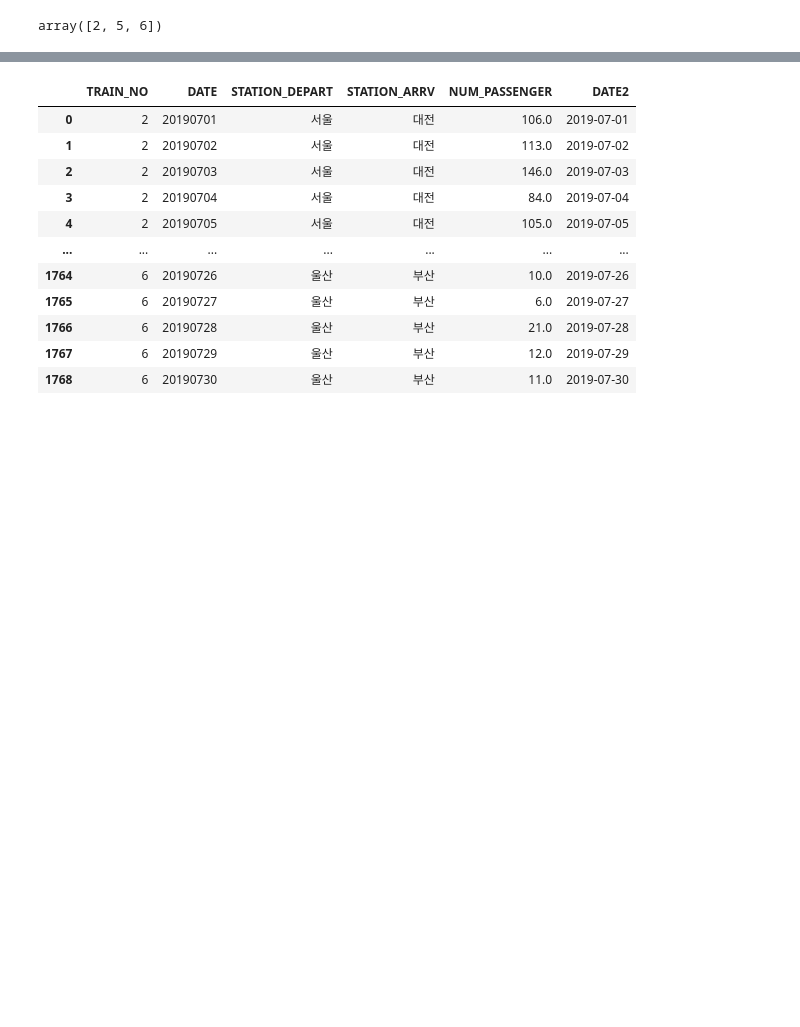
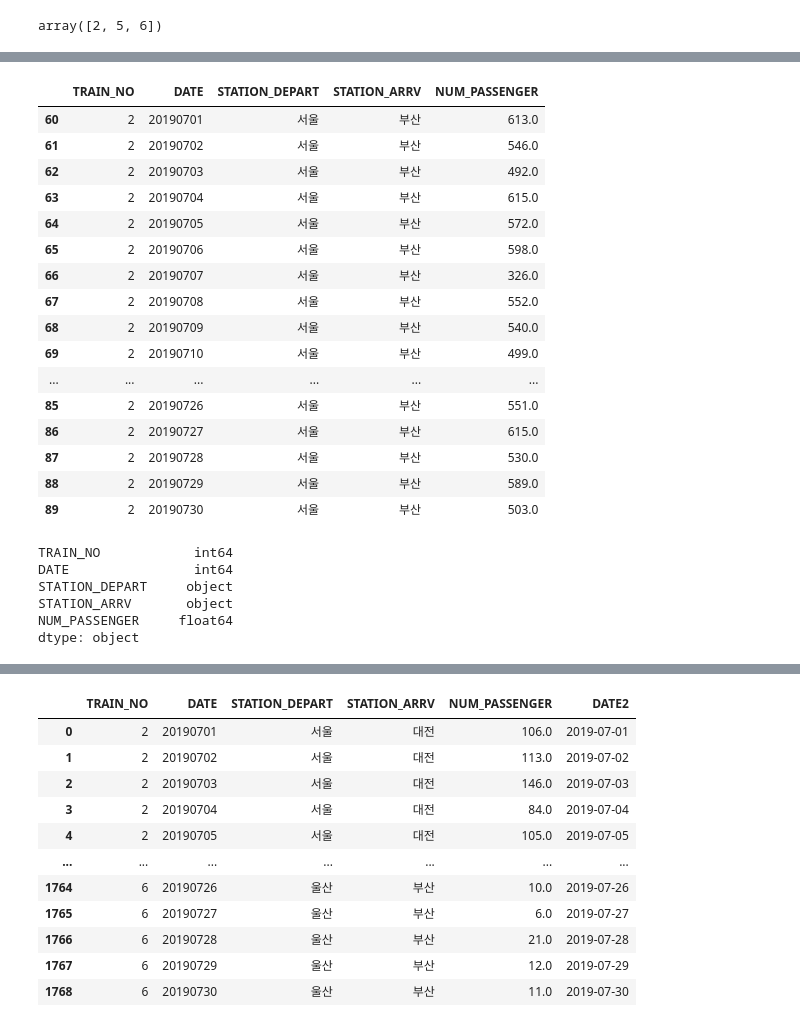
Before and after one commit to UOS-Bigdata/bigdatabook, a Jupyter notebook: chapters/02/data-processing-train-passenger.ipynb, the cells around one changed output, grey strips where cells are left out. Cells and saved outputs as stored; diff of their text form; code cells hidden in the pictures; blank space fills up the shorter version.

```diff
--- a/chapters/02/data-processing-train-passenger.ipynb
+++ b/chapters/02/data-processing-train-passenger.ipynb
@@ -68,0 +139,30 @@ array([2, 5, 6])
+# %%
+train_2 = train_raw_data[ select_condtion ]
+train_2
+# %% [output]
+|  | TRAIN_NO | DATE | STATION_DEPART | STATION_ARRV | NUM_PASSENGER |
+| 60 | 2 | 20190701 | 서울 | 부산 | 613.0 |
+| 61 | 2 | 20190702 | 서울 | 부산 | 546.0 |
+| 62 | 2 | 20190703 | 서울 | 부산 | 492.0 |
+| 63 | 2 | 20190704 | 서울 | 부산 | 615.0 |
+| 64 | 2 | 20190705 | 서울 | 부산 | 572.0 |
+| 65 | 2 | 20190706 | 서울 | 부산 | 598.0 |
+| 66 | 2 | 20190707 | 서울 | 부산 | 326.0 |
+| 67 | 2 | 20190708 | 서울 | 부산 | 552.0 |
+| 68 | 2 | 20190709 | 서울 | 부산 | 540.0 |
+| 69 | 2 | 20190710 | 서울 | 부산 | 499.0 |
+| ... | ... | ... | ... | ... | ... |
+| 85 | 2 | 20190726 | 서울 | 부산 | 551.0 |
+| 86 | 2 | 20190727 | 서울 | 부산 | 615.0 |
+| 87 | 2 | 20190728 | 서울 | 부산 | 530.0 |
+| 88 | 2 | 20190729 | 서울 | 부산 | 589.0 |
+| 89 | 2 | 20190730 | 서울 | 부산 | 503.0 |
+# %%
+train_2.dtypes
+# %% [output]
+TRAIN_NO            int64
+DATE                int64
+STATION_DEPART     object
+STATION_ARRV       object
+NUM_PASSENGER     float64
+dtype: object
```
Also changed, not shown: parts of 51 cells of this notebook, 3 other files.
